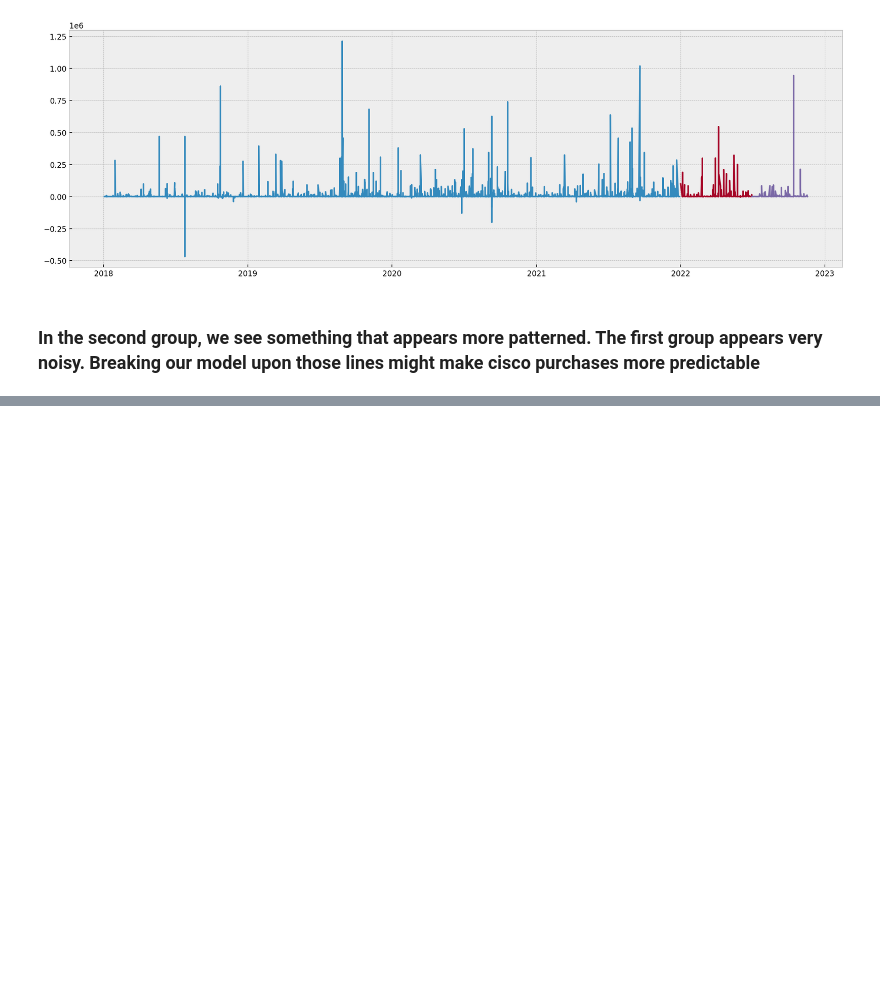
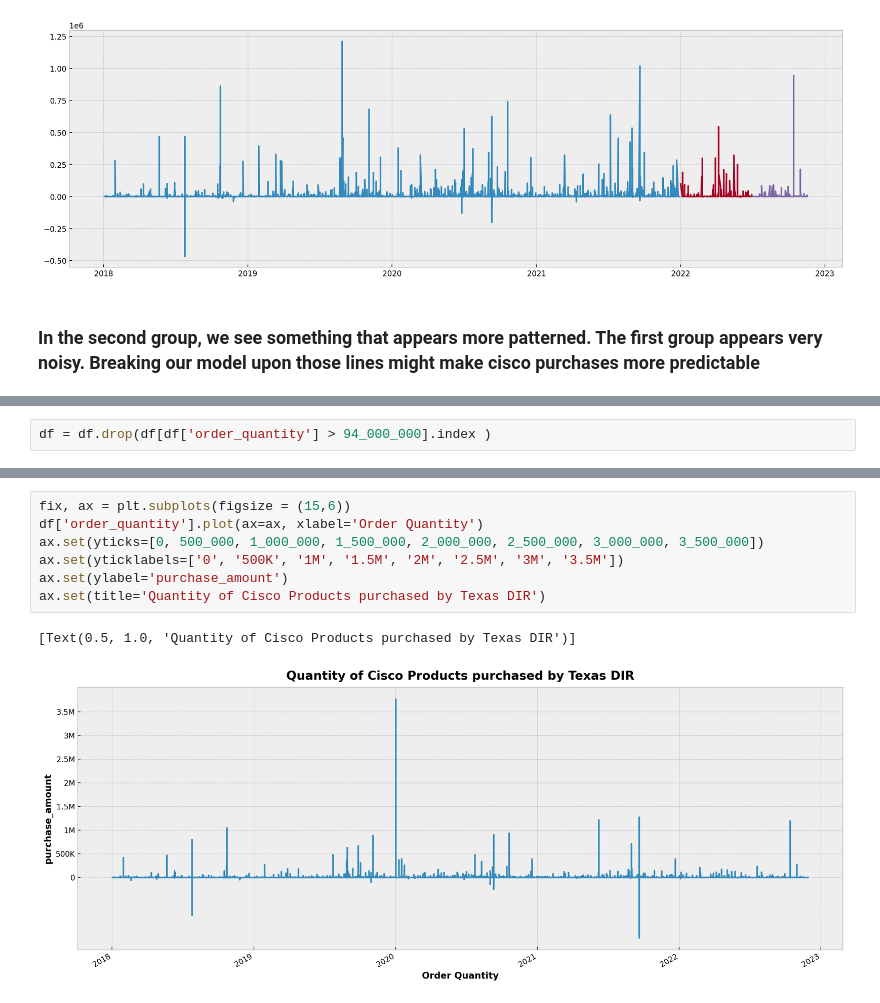
Before and after one commit to The-Real-MVPs/cisco-time-series-analysis, a Jupyter notebook: rosenberger/rosenberger-questions.ipynb, the cells around one changed output, grey strips where cells are left out. Cells and saved outputs as stored; diff of their text form; blank space fills up the shorter version.

```diff
--- a/rosenberger/rosenberger-questions.ipynb
+++ b/rosenberger/rosenberger-questions.ipynb
@@ -188,0 +270,2 @@ plt.plot(sp_test.index, sp_test['purchase_amount'])
+# %%
+df = df.drop(df[df['order_quantity'] > 94_000_000].index )
@@ -188,0 +292,10 @@ plt.plot(sp_test.index, sp_test['purchase_amount'])
+# %%
+fix, ax = plt.subplots(figsize = (15,6))
+df['order_quantity'].plot(ax=ax, xlabel='Order Quantity')
+ax.set(yticks=[0, 500_000, 1_000_000, 1_500_000, 2_000_000, 2_500_000, 3_000_000, 3_500_000])
+ax.set(yticklabels=['0', '500K', '1M', '1.5M', '2M', '2.5M', '3M', '3.5M'])
+ax.set(ylabel='purchase_amount')
+ax.set(title='Quantity of Cisco Products purchased by Texas DIR')
+# %% [output]
+[Text(0.5, 1.0, 'Quantity of Cisco Products purchased by Texas DIR')]
+[figure, added]
```
Also changed, not shown: parts of 14 cells of this notebook, 1 other file.
